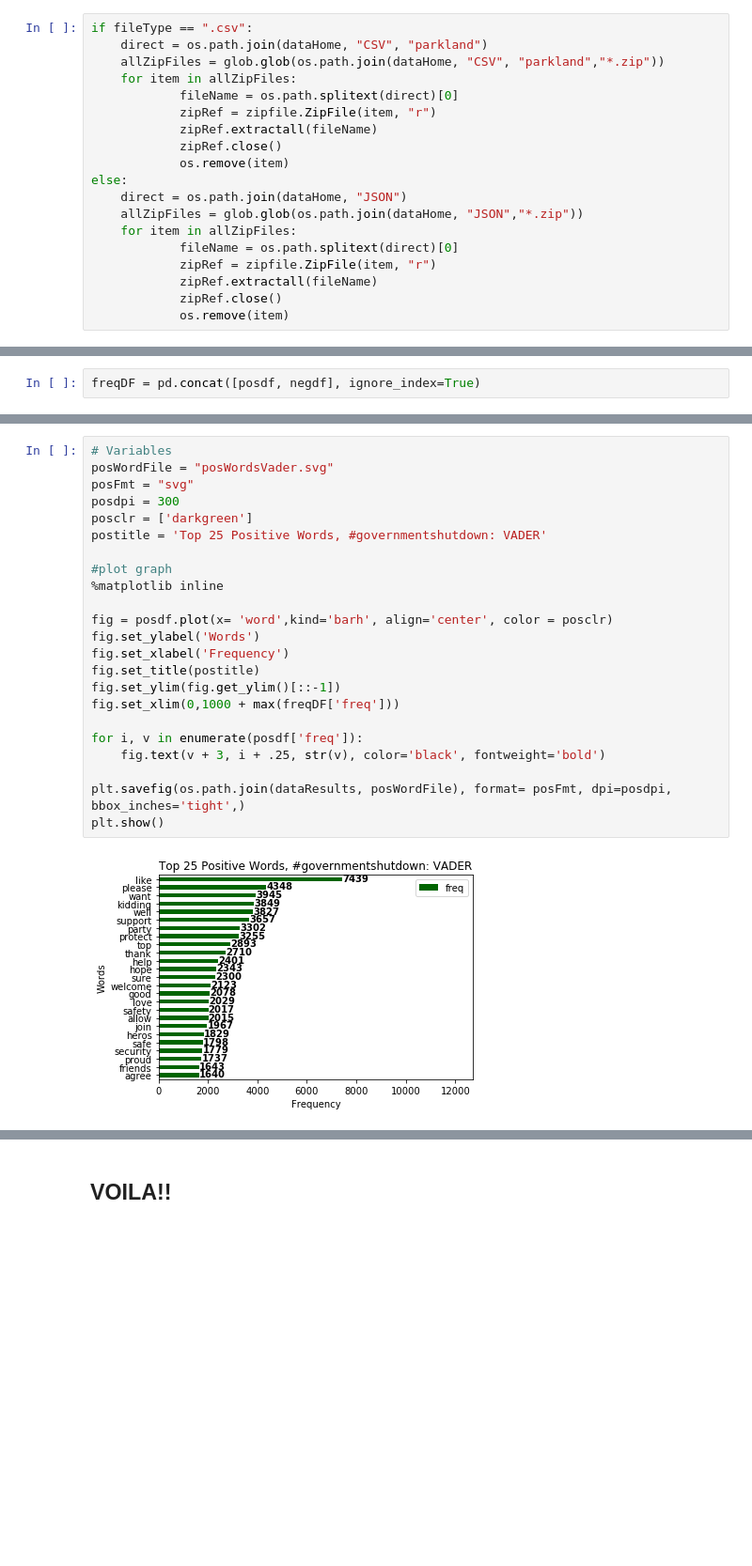
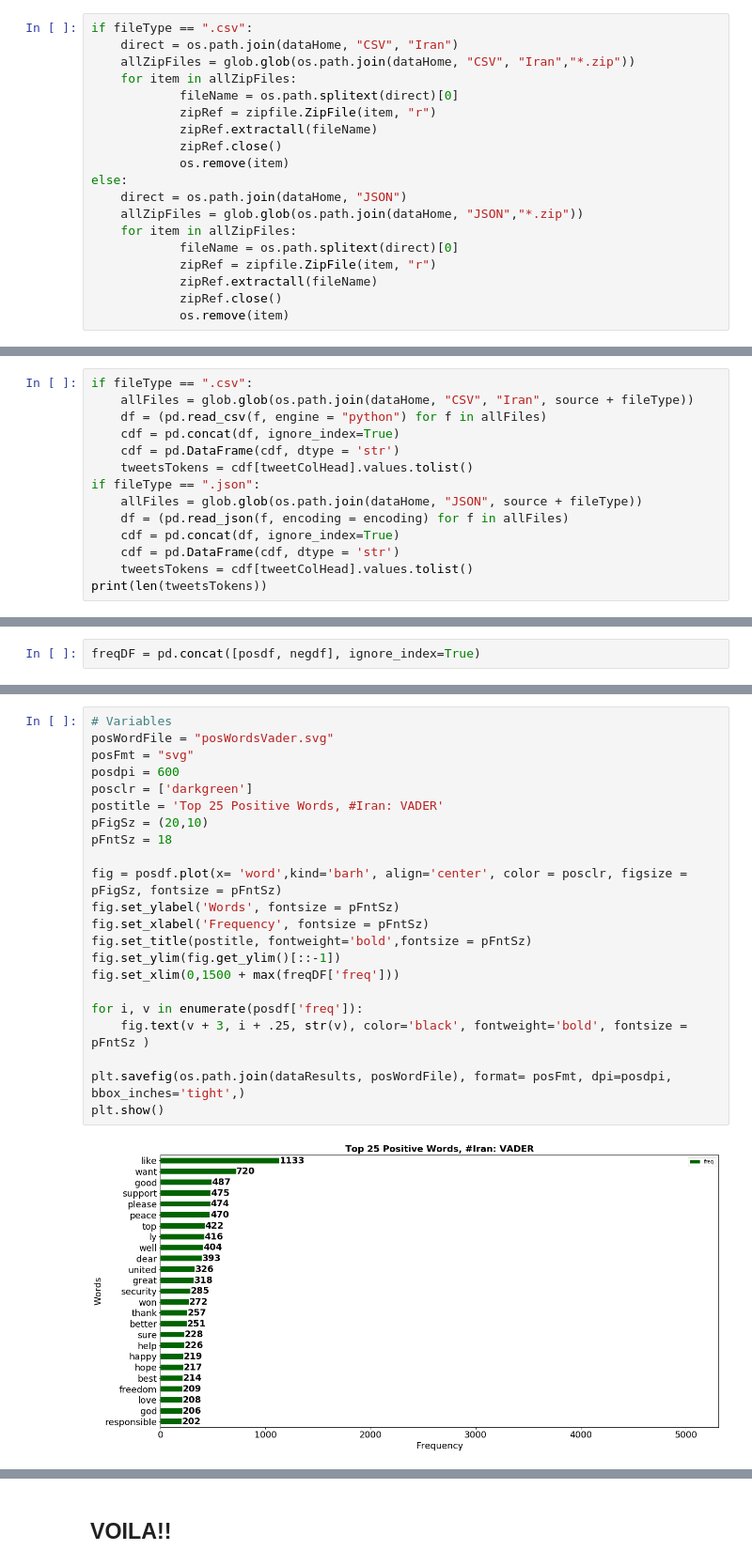
Before and after one commit to cyberdh/Text-Analysis, a Jupyter notebook: VADERSentimentAnalysis/notebooks/SentAnalysisPositive-NegativeWordFreq.ipynb, the cells around one changed output, grey strips where cells are left out. Shown at 94% size. Saved outputs shown, nothing was run; the diff lists cells and outputs as text; blank space fills up the shorter version.

Commit message:
Fixed encoding and ouput resolution
Fixed encoding issues and output resolution

```diff
--- a/VADERSentimentAnalysis/notebooks/SentAnalysisPositive-NegativeWordFreq.ipynb
+++ b/VADERSentimentAnalysis/notebooks/SentAnalysisPositive-NegativeWordFreq.ipynb
@@ -137,8 +139,8 @@ Here we are unzipping files. Since twitter data can be rather large it is often
 The only changes you may wish to make are in the first two lines after `if fileType == ".csv":` (if you set `fileType` equal to `".csv"` above) or the first two lines after `else:` (if you set `fileType` equal to `".json"` up above. These are the lines that point to the file paths where your '.zip' files are stored. If you have '.zip' files stored in another folder you will want to change the path. Note that the first line points to the directory and the second line points to the files.
 # %%
 if fileType == ".csv":
-    direct = os.path.join(dataHome, "CSV", "parkland")
-    allZipFiles = glob.glob(os.path.join(dataHome, "CSV", "parkland","*.zip"))
+    direct = os.path.join(dataHome, "CSV", "Iran")
+    allZipFiles = glob.glob(os.path.join(dataHome, "CSV", "Iran","*.zip"))
     for item in allZipFiles:
             fileName = os.path.splitext(direct)[0]
             zipRef = zipfile.ZipFile(item, "r")
@@ -189,0 +171,14 @@ if fileType == ".csv":
+# %%
+if fileType == ".csv":
+    allFiles = glob.glob(os.path.join(dataHome, "CSV", "Iran", source + fileType))
+    df = (pd.read_csv(f, engine = "python") for f in allFiles)
+    cdf = pd.concat(df, ignore_index=True)
+    cdf = pd.DataFrame(cdf, dtype = 'str')
+    tweetsTokens = cdf[tweetColHead].values.tolist()
+if fileType == ".json":
+    allFiles = glob.glob(os.path.join(dataHome, "JSON", source + fileType))
+    df = (pd.read_json(f, encoding = encoding) for f in allFiles)
+    cdf = pd.concat(df, ignore_index=True)
+    cdf = pd.DataFrame(cdf, dtype = 'str')
+    tweetsTokens = cdf[tweetColHead].values.tolist()
+print(len(tweetsTokens))
@@ -448,28 +446,27 @@ Then plot the graph!
 # %%
 # Variables
 posWordFile = "posWordsVader.svg"
 posFmt = "svg"
-posdpi = 300
+posdpi = 600
 posclr = ['darkgreen']
-postitle = 'Top 25 Positive Words, #governmentshutdown: VADER'
+postitle = 'Top 25 Positive Words, #Iran: VADER'
+pFigSz = (20,10)
+pFntSz = 18
 
-#plot graph
-%matplotlib inline
-
-fig = posdf.plot(x= 'word',kind='barh', align='center', color = posclr)
-fig.set_ylabel('Words')
-fig.set_xlabel('Frequency')
-fig.set_title(postitle)
+fig = posdf.plot(x= 'word',kind='barh', align='center', color = posclr, figsize = pFigSz, fontsize = pFntSz)
+fig.set_ylabel('Words', fontsize = pFntSz)
+fig.set_xlabel('Frequency', fontsize = pFntSz)
+fig.set_title(postitle, fontweight='bold',fontsize = pFntSz)
 fig.set_ylim(fig.get_ylim()[::-1])
-fig.set_xlim(0,1000 + max(freqDF['freq']))
+fig.set_xlim(0,1500 + max(freqDF['freq']))
 
 for i, v in enumerate(posdf['freq']):
-    fig.text(v + 3, i + .25, str(v), color='black', fontweight='bold')
+    fig.text(v + 3, i + .25, str(v), color='black', fontweight='bold', fontsize = pFntSz )
 
 plt.savefig(os.path.join(dataResults, posWordFile), format= posFmt, dpi=posdpi, bbox_inches='tight',)
 plt.show()
 # %% [output]
-[figure, old version]
+[figure, new version]
 # %% [markdown]
 ###### Plot negative words
 
```
Also changed, not shown: parts of 22 cells of this notebook.
